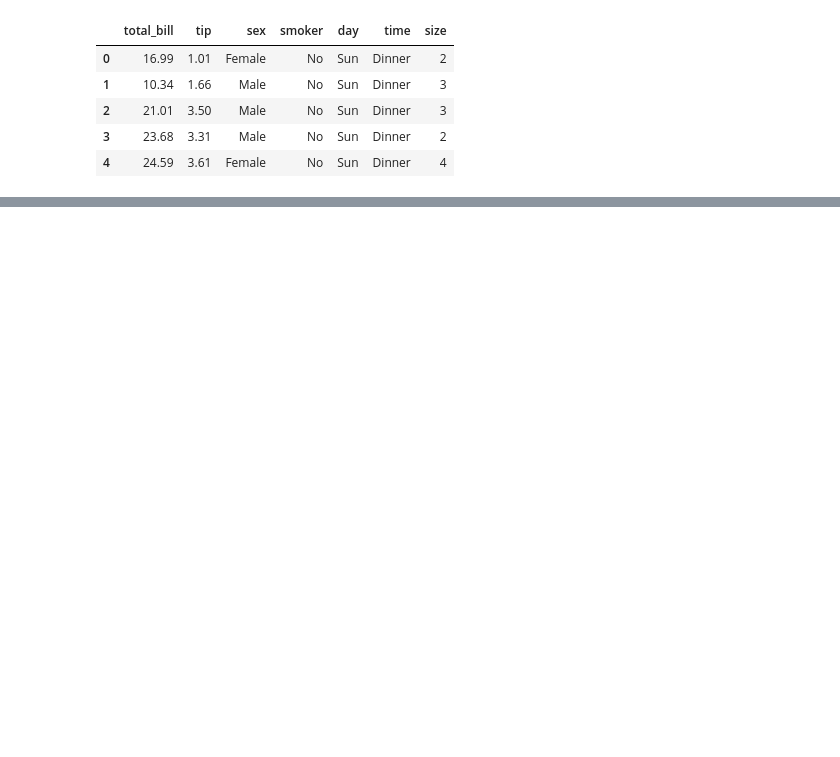
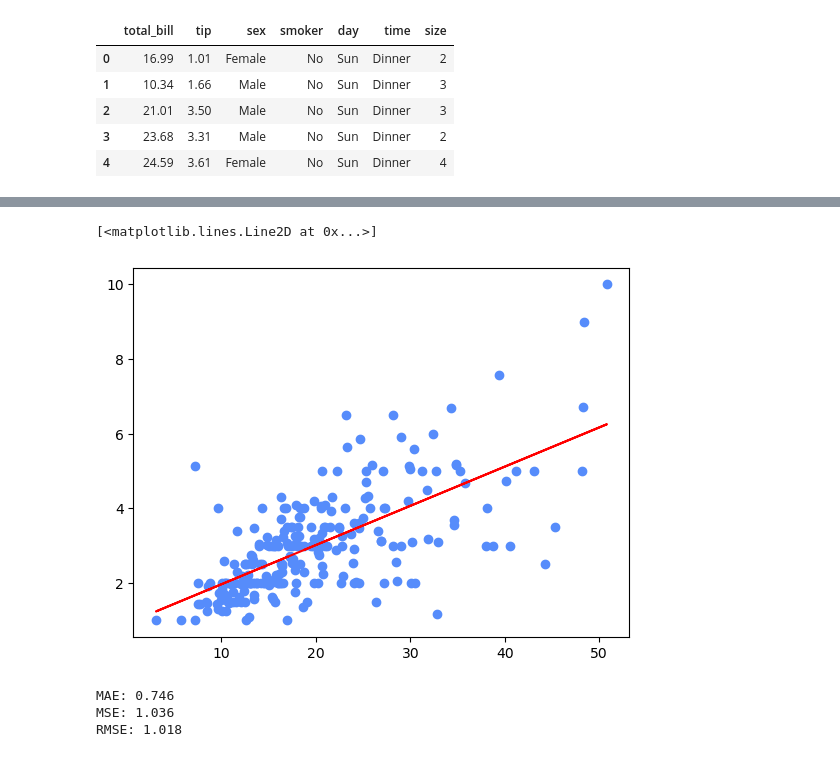
Before and after one commit to joaoprbrasil/ml-from-scratch, a Jupyter notebook: linear_test.ipynb, the cells around one changed output, grey strips where cells are left out. Drawn from its saved outputs; the diff is of its cells as text; code cells hidden in the pictures; blank space fills up the shorter version.

```diff
--- a/linear_test.ipynb
+++ b/linear_test.ipynb
@@ -23,5 +57,5 @@ tips.head()
 # %%
-list_tips = np.array(tips['tip'].to_list())
-list_bill = np.array(tips['total_bill'].to_list())
+X = np.array(tips['total_bill'].to_list())
+Y = np.array(tips['tip'].to_list())
 # %%
-b0, b1 = linear_models.linear_regression_closed_form(list_bill, list_bill)
+b0, b1 = linear_models.linear_regression_closed_form(X, Y)
@@ -31,0 +67,8 @@ np.float64(3.6100000000000025)
+# %%
+Y_hat = b0 + b1 * X
+# %%
+plt.scatter(X, Y)
+plt.plot(X, Y_hat, color='red')
+# %% [output]
+[<matplotlib.lines.Line2D at 0x...>]
+[figure, added]
@@ -31,0 +79,6 @@ np.float64(3.6100000000000025)
+# %%
+print(f"MAE: {mae:.3f}\nMSE: {mse:.3f}\nRMSE: {rmse:.3f}")
+# %% [output]
+MAE: 0.746
+MSE: 1.036
+RMSE: 1.018
```
Also changed, not shown: parts of 7 cells of this notebook.
